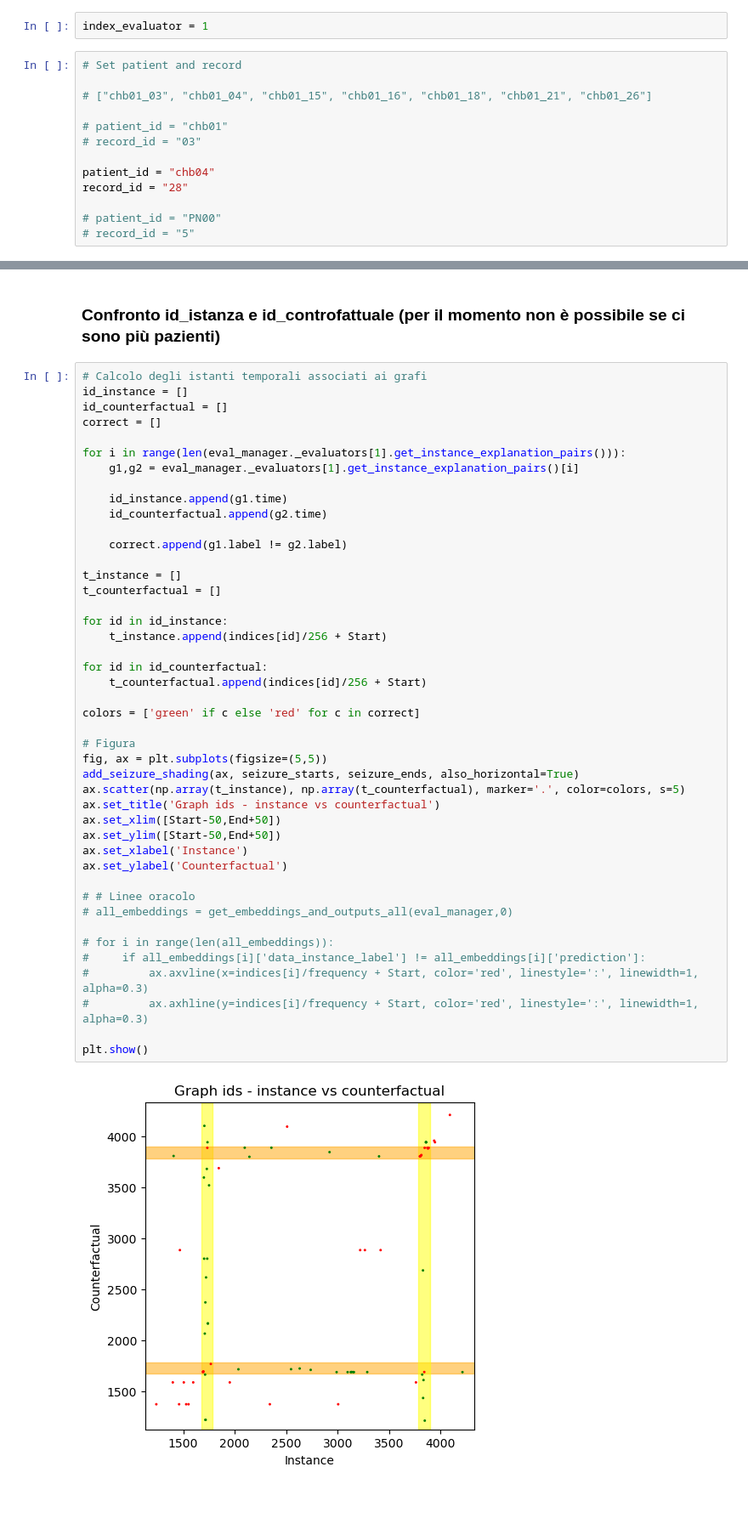
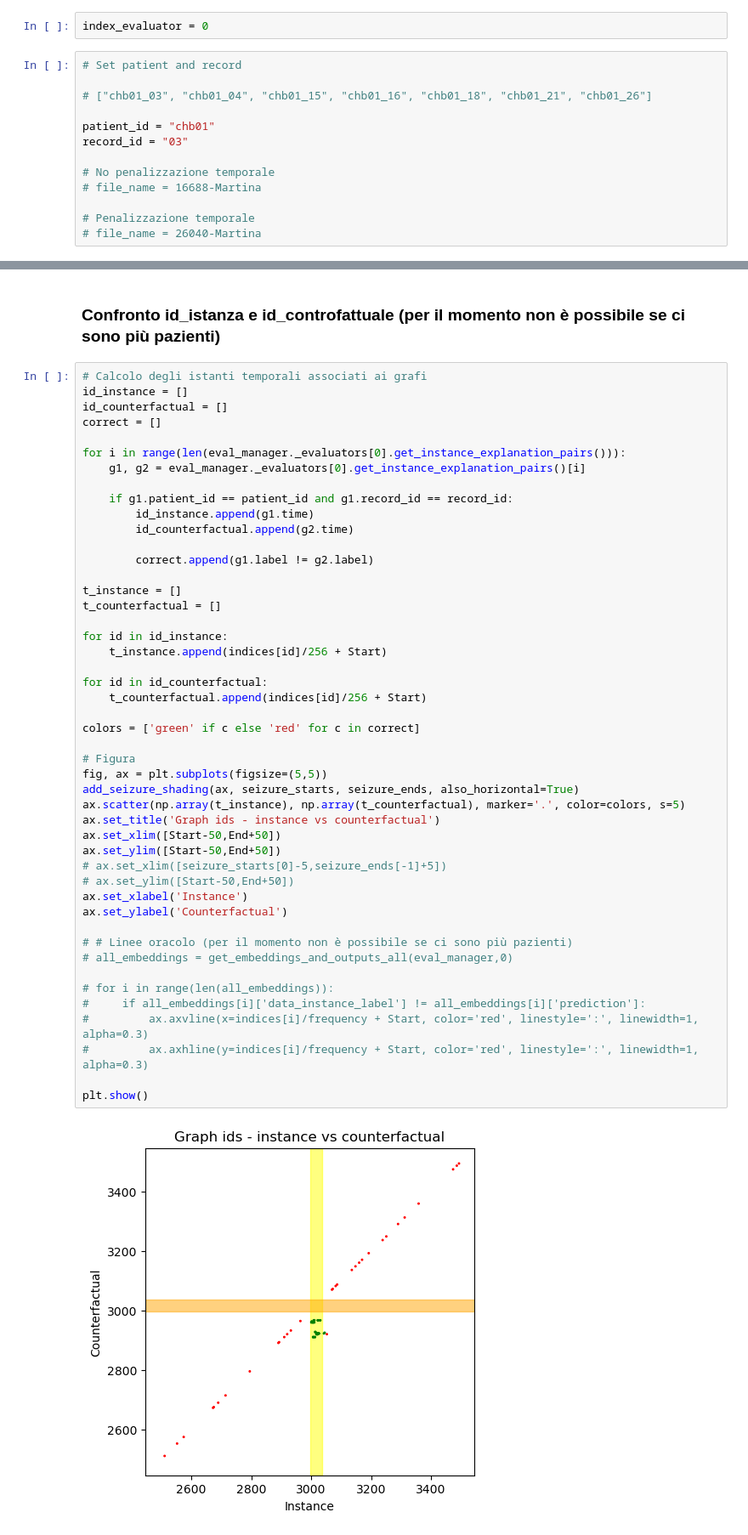
Before and after one commit to MartinaZan/CORTEX, a Jupyter notebook: 4 - plot results.ipynb, the cells around one changed output, grey strips where cells are left out. Shown at 85% size. Saved outputs shown, nothing was run; the diff lists cells and outputs as text; blank space fills up the shorter version.

Commit message:
Time regularization

```diff
--- a/4 - plot results.ipynb
+++ b/4 - plot results.ipynb
@@ -10,20 +19,20 @@ from utils_martina.my_utils import *
 # %% [markdown]
 ## Info
 # %%
-index_evaluator = 1
+index_evaluator = 0
 # %%
 # Set patient and record
 
 # ["chb01_03", "chb01_04", "chb01_15", "chb01_16", "chb01_18", "chb01_21", "chb01_26"]
 
-# patient_id = "chb01"
-# record_id = "03"
+patient_id = "chb01"
+record_id = "03"
 
-patient_id = "chb04"
-record_id = "28"
+# No penalizzazione temporale
+# file_name = 16688-Martina
 
-# patient_id = "PN00"
-# record_id = "5"
+# Penalizzazione temporale
+# file_name = 26040-Martina
 # %%
 if patient_id[:2] == "PN":      # Frequency Siena dataset
     frequency = 512
@@ -214,46 +212,49 @@ id_instance = []
 id_counterfactual = []
 correct = []
 
-for i in range(len(eval_manager._evaluators[1].get_instance_explanation_pairs())):
-    g1,g2 = eval_manager._evaluators[1].get_instance_explanation_pairs()[i]
+for i in range(len(eval_manager._evaluators[0].get_instance_explanation_pairs())):
+    g1, g2 = eval_manager._evaluators[0].get_instance_explanation_pairs()[i]
 
-    id_instance.append(g1.time)
-    id_counterfactual.append(g2.time)
+    if g1.patient_id == patient_id and g1.record_id == record_id:
+        id_instance.append(g1.time)
+        id_counterfactual.append(g2.time)
 
-    correct.append(g1.label != g2.label)
+        correct.append(g1.label != g2.label)
 
 t_instance = []
 t_counterfactual = []
 
 for id in id_instance:
     t_instance.append(indices[id]/256 + Start)
 
 for id in id_counterfactual:
     t_counterfactual.append(indices[id]/256 + Start)
 
 colors = ['green' if c else 'red' for c in correct]
 
 # Figura
 fig, ax = plt.subplots(figsize=(5,5))
 add_seizure_shading(ax, seizure_starts, seizure_ends, also_horizontal=True)
 ax.scatter(np.array(t_instance), np.array(t_counterfactual), marker='.', color=colors, s=5)
 ax.set_title('Graph ids - instance vs counterfactual')
 ax.set_xlim([Start-50,End+50])
 ax.set_ylim([Start-50,End+50])
+# ax.set_xlim([seizure_starts[0]-5,seizure_ends[-1]+5])
+# ax.set_ylim([Start-50,End+50])
 ax.set_xlabel('Instance')
 ax.set_ylabel('Counterfactual')
 
-# # Linee oracolo
+# # Linee oracolo (per il momento non è possibile se ci sono più pazienti)
 # all_embeddings = get_embeddings_and_outputs_all(eval_manager,0)
 
 # for i in range(len(all_embeddings)):
 #     if all_embeddings[i]['data_instance_label'] != all_embeddings[i]['prediction']:
 #         ax.axvline(x=indices[i]/frequency + Start, color='red', linestyle=':', linewidth=1, alpha=0.3)
 #         ax.axhline(y=indices[i]/frequency + Start, color='red', linestyle=':', linewidth=1, alpha=0.3)
 
 plt.show()
 # %% [output]
-[figure, old version]
+[figure, new version]
 # %%
 fig, axes = plt.subplots(3, 1, figsize=(6,8))
 
```
Also changed, not shown: parts of 8 cells of this notebook, 6 other files.
